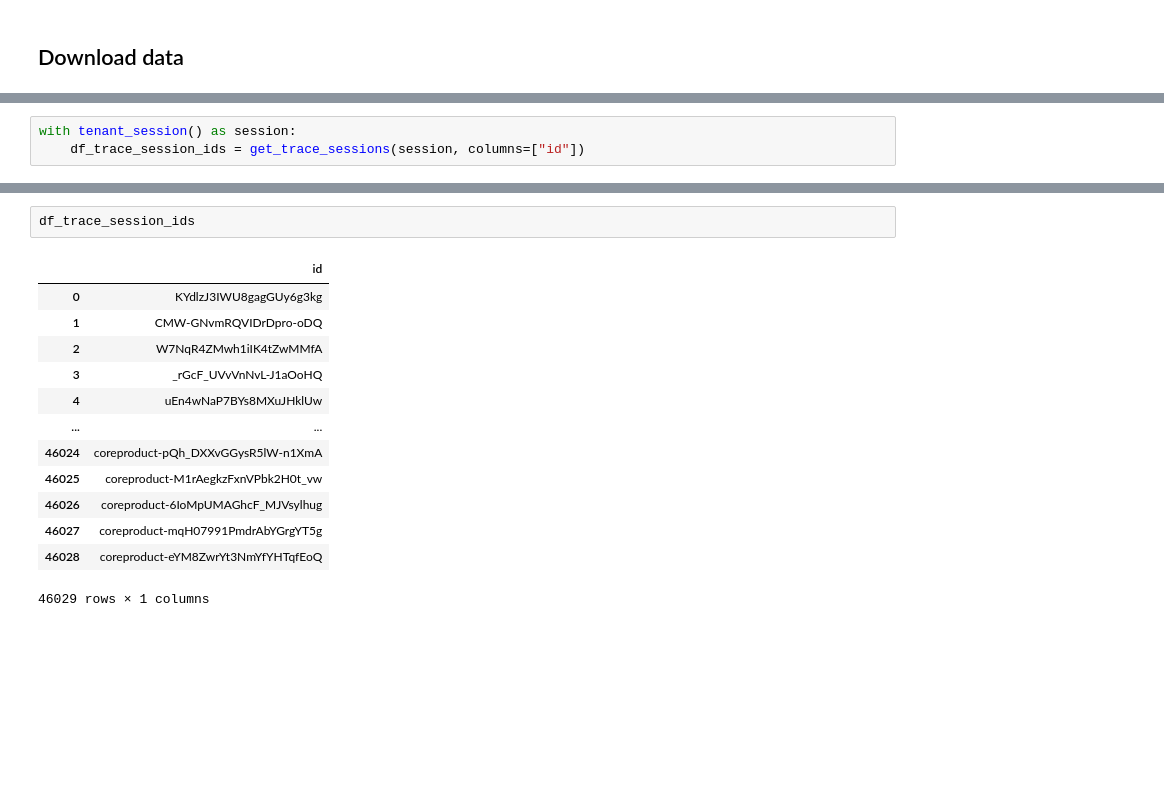
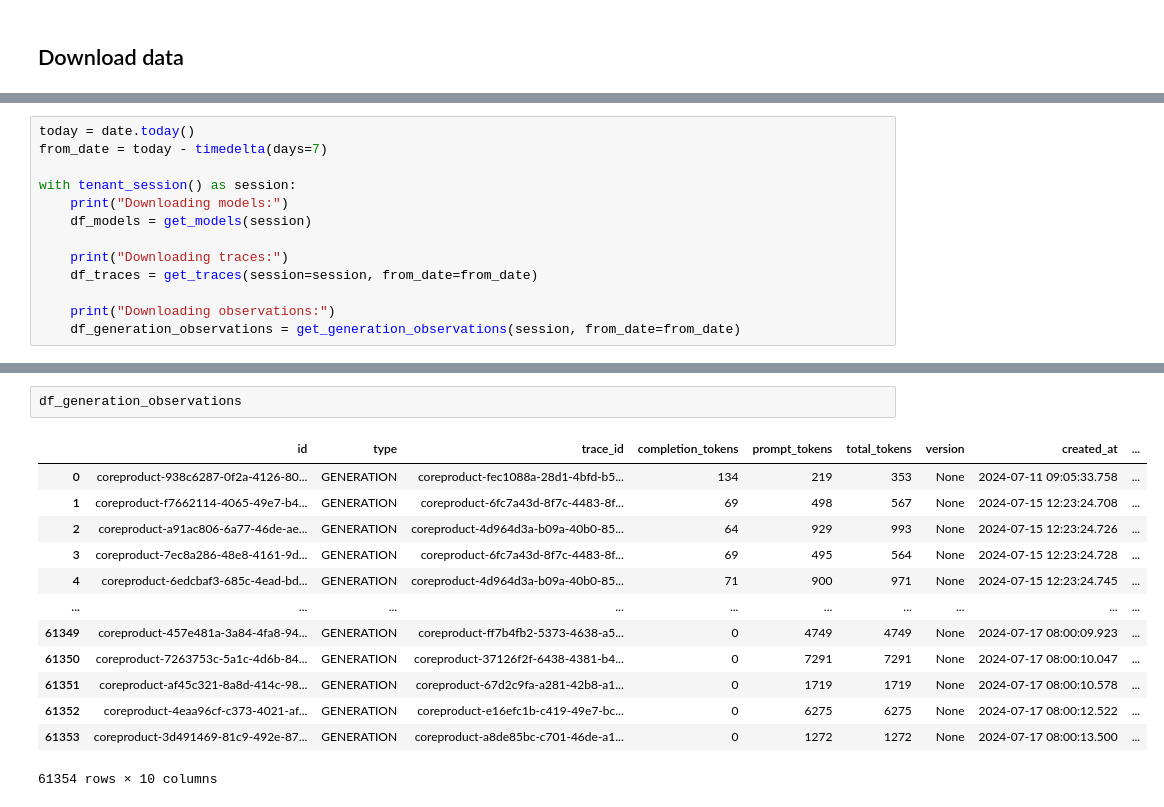
Before and after one commit to fernandorodriguez-aily/explore-langfuse-tags, a Jupyter notebook: notebook.ipynb, the cells around one changed output, grey strips where cells are left out. Cells and saved outputs as stored; diff of their text form; blank space fills up the shorter version.

```diff
--- a/notebook.ipynb
+++ b/notebook.ipynb
@@ -118,3 +201,13 @@ def get_trace_sessions(
 # %%
+today = date.today()
+from_date = today - timedelta(days=7)
+
 with tenant_session() as session:
-    df_trace_session_ids = get_trace_sessions(session, columns=["id"])
+    print("Downloading models:")
+    df_models = get_models(session)
+
+    print("Downloading traces:")
+    df_traces = get_traces(session=session, from_date=from_date)
+
+    print("Downloading observations:")
+    df_generation_observations = get_generation_observations(session, from_date=from_date)
@@ -121,16 +218,16 @@ with tenant_session() as session:
 # %%
-df_trace_session_ids
+df_generation_observations
 # %% [output]
-|  | id |
-| 0 | KYdlzJ3IWU8gagGUy6g3kg |
-| 1 | CMW-GNvmRQVIDrDpro-oDQ |
-| 2 | W7NqR4ZMwh1iIK4tZwMMfA |
-| 3 | _rGcF_UVvVnNvL-J1aOoHQ |
-| 4 | uEn4wNaP7BYs8MXuJHklUw |
-| ... | ... |
-| 46024 | coreproduct-pQh_DXXvGGysR5lW-n1XmA |
-| 46025 | coreproduct-M1rAegkzFxnVPbk2H0t_vw |
-| 46026 | coreproduct-6IoMpUMAGhcF_MJVsylhug |
-| 46027 | coreproduct-mqH07991PmdrAbYGrgYT5g |
-| 46028 | coreproduct-eYM8ZwrYt3NmYfYHTqfEoQ |
+|  | id | type | trace_id | completion_tokens | prompt_tokens | total_tokens | version | created_at | ... |
+| 0 | coreproduct-938c6287-0f2a-4126-80... | GENERATION | coreproduct-fec1088a-28d1-4bfd-b5... | 134 | 219 | 353 | None | 2024-07-11 09:05:33.758 | ... |
+| 1 | coreproduct-f7662114-4065-49e7-b4... | GENERATION | coreproduct-6fc7a43d-8f7c-4483-8f... | 69 | 498 | 567 | None | 2024-07-15 12:23:24.708 | ... |
+| 2 | coreproduct-a91ac806-6a77-46de-ae... | GENERATION | coreproduct-4d964d3a-b09a-40b0-85... | 64 | 929 | 993 | None | 2024-07-15 12:23:24.726 | ... |
+| 3 | coreproduct-7ec8a286-48e8-4161-9d... | GENERATION | coreproduct-6fc7a43d-8f7c-4483-8f... | 69 | 495 | 564 | None | 2024-07-15 12:23:24.728 | ... |
+| 4 | coreproduct-6edcbaf3-685c-4ead-bd... | GENERATION | coreproduct-4d964d3a-b09a-40b0-85... | 71 | 900 | 971 | None | 2024-07-15 12:23:24.745 | ... |
+| ... | ... | ... | ... | ... | ... | ... | ... | ... | ... |
+| 61349 | coreproduct-457e481a-3a84-4fa8-94... | GENERATION | coreproduct-ff7b4fb2-5373-4638-a5... | 0 | 4749 | 4749 | None | 2024-07-17 08:00:09.923 | ... |
+| 61350 | coreproduct-7263753c-5a1c-4d6b-84... | GENERATION | coreproduct-37126f2f-6438-4381-b4... | 0 | 7291 | 7291 | None | 2024-07-17 08:00:10.047 | ... |
+| 61351 | coreproduct-af45c321-8a8d-414c-98... | GENERATION | coreproduct-67d2c9fa-a281-42b8-a1... | 0 | 1719 | 1719 | None | 2024-07-17 08:00:10.578 | ... |
+| 61352 | coreproduct-4eaa96cf-c373-4021-af... | GENERATION | coreproduct-e16efc1b-c419-49e7-bc... | 0 | 6275 | 6275 | None | 2024-07-17 08:00:12.522 | ... |
+| 61353 | coreproduct-3d491469-81c9-492e-87... | GENERATION | coreproduct-a8de85bc-c701-46de-a1... | 0 | 1272 | 1272 | None | 2024-07-17 08:00:13.500 | ... |
-46029 rows × 1 columns
+61354 rows × 10 columns
```
Also changed, not shown: parts of 20 cells of this notebook.
